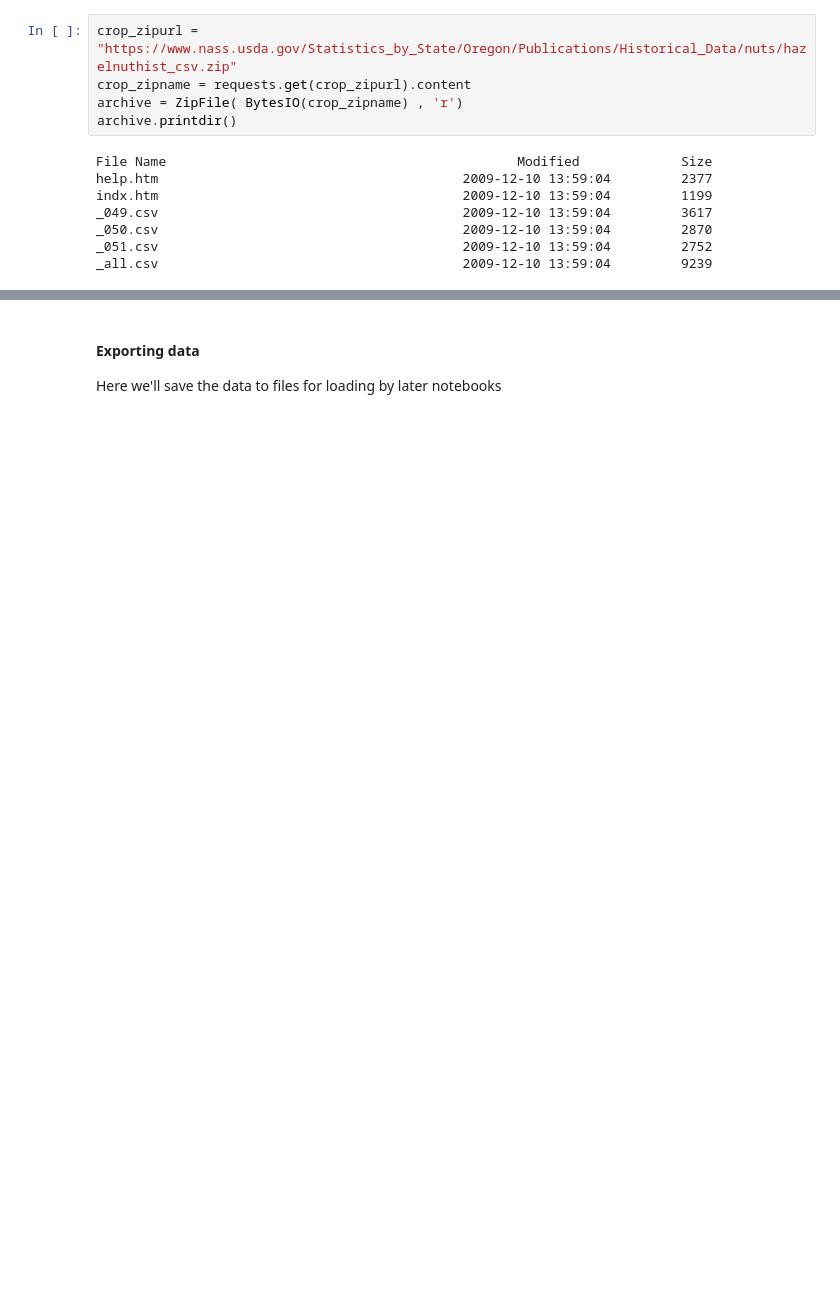
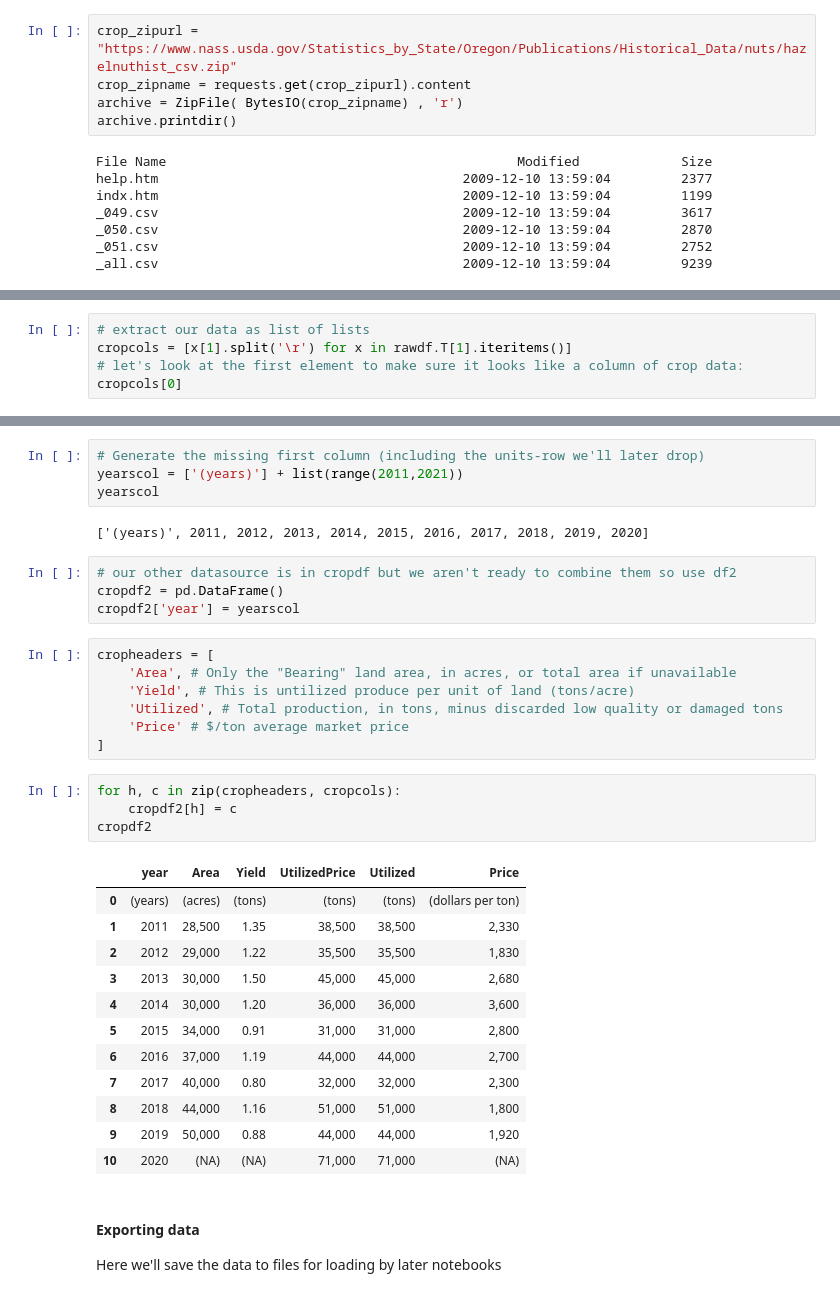
Before and after one commit to sbBEM/cap2, a Jupyter notebook: notebooks/cap2_NB01.ipynb, the cells around one changed output, grey strips where cells are left out. Saved outputs shown, nothing was run; the diff lists cells and outputs as text; blank space fills up the shorter version.

Commit message:
Finish sourcing crop data

```diff
--- a/notebooks/cap2_NB01.ipynb
+++ b/notebooks/cap2_NB01.ipynb
@@ -543,0 +559,5 @@ ModuleNotFoundError: No module named 'tabula'
+# %%
+# extract our data as list of lists
+cropcols = [x[1].split('\r') for x in rawdf.T[1].iteritems()]
+# let's look at the first element to make sure it looks like a column of crop data:
+cropcols[0]
@@ -544,3 +576,37 @@ ModuleNotFoundError: No module named 'tabula'
+# %%
+# Generate the missing first column (including the units-row we'll later drop)
+yearscol = ['(years)'] + list(range(2011,2021))
+yearscol
+# %% [output]
+['(years)', 2011, 2012, 2013, 2014, 2015, 2016, 2017, 2018, 2019, 2020]
+# %%
+# our other datasource is in cropdf but we aren't ready to combine them so use df2
+cropdf2 = pd.DataFrame()
+cropdf2['year'] = yearscol
+# %%
+cropheaders = [
+    'Area', # Only the "Bearing" land area, in acres, or total area if unavailable
+    'Yield', # This is untilized produce per unit of land (tons/acre)
+    'Utilized', # Total production, in tons, minus discarded low quality or damaged tons
+    'Price' # $/ton average market price
+]
+# %%
+for h, c in zip(cropheaders, cropcols):
+    cropdf2[h] = c
+cropdf2
+# %% [output]
+|  | year | Area | Yield | UtilizedPrice | Utilized | Price |
+| 0 | (years) | (acres) | (tons) | (tons) | (tons) | (dollars per ton) |
+| 1 | 2011 | 28,500 | 1.35 | 38,500 | 38,500 | 2,330 |
+| 2 | 2012 | 29,000 | 1.22 | 35,500 | 35,500 | 1,830 |
+| 3 | 2013 | 30,000 | 1.50 | 45,000 | 45,000 | 2,680 |
+| 4 | 2014 | 30,000 | 1.20 | 36,000 | 36,000 | 3,600 |
+| 5 | 2015 | 34,000 | 0.91 | 31,000 | 31,000 | 2,800 |
+| 6 | 2016 | 37,000 | 1.19 | 44,000 | 44,000 | 2,700 |
+| 7 | 2017 | 40,000 | 0.80 | 32,000 | 32,000 | 2,300 |
+| 8 | 2018 | 44,000 | 1.16 | 51,000 | 51,000 | 1,800 |
+| 9 | 2019 | 50,000 | 0.88 | 44,000 | 44,000 | 1,920 |
+| 10 | 2020 | (NA) | (NA) | 71,000 | 71,000 | (NA) |
 # %% [markdown]
 #### Exporting data <a name="Exportingdata"></a>
 
```
Also changed, not shown: parts of 29 cells of this notebook, 1 other file.
